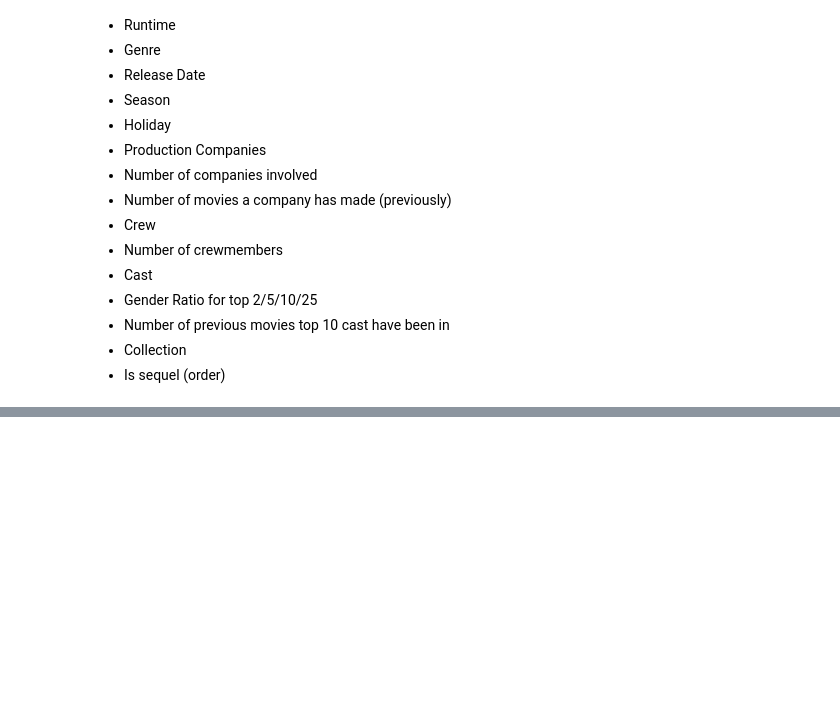
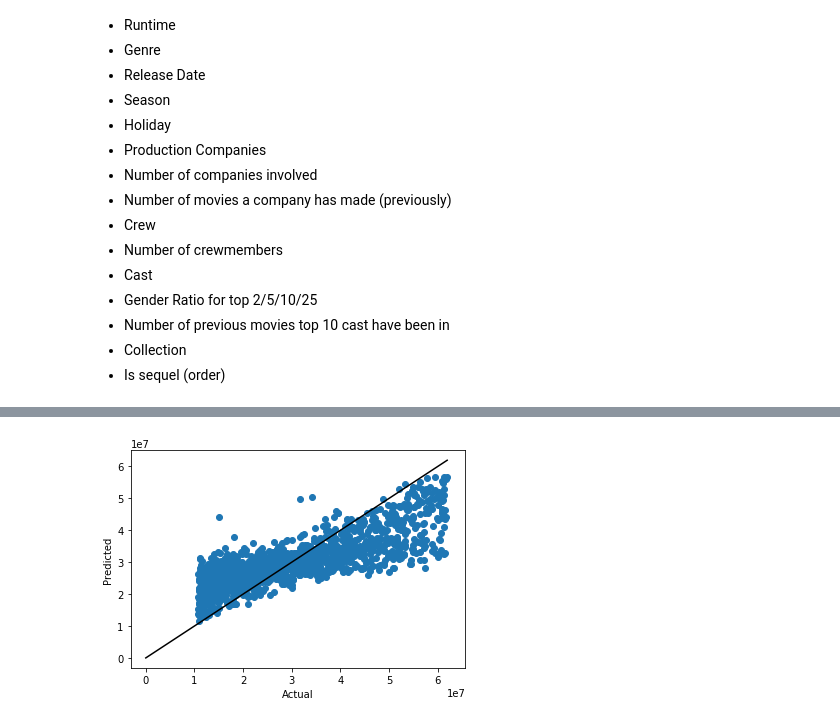
Before and after one commit to abew16/Data-Science-Bootcamp, a Jupyter notebook: Unit 3/Capstone/Predicting Movie Revenue.ipynb, the cells around one changed output, grey strips where cells are left out. Saved outputs shown, nothing was run; the diff lists cells and outputs as text; code cells hidden in the pictures; blank space fills up the shorter version.

```diff
--- a/Unit 3/Capstone/Predicting Movie Revenue.ipynb
+++ b/Unit 3/Capstone/Predicting Movie Revenue.ipynb
@@ -200,8 +324,8 @@ x.columns
 # %%
 from sklearn.ensemble import RandomForestRegressor
 
-rf = RandomForestRegressor(max_depth=12,max_features=None)
+rf = RandomForestRegressor(max_depth=10,max_features=None)
 
 rf.fit(x_train,y_train)
-y_predict = dt.predict(x_test)
+y_predict = rf.predict(x_test)
 rf.score(x_train,y_train)
@@ -214,3 +343,13 @@ np.mean((percent_error < .1) & (percent_error > -.1))
+# %%
+y_predict = rf.predict(x_train)
+
+plt.plot([0,y_train.max()],[0,y_train.max()],c='k')
+plt.scatter(x=y_train,y=y_predict,)
+plt.xlabel('Actual')
+plt.ylabel('Predicted')
+plt.show()
+# %% [output]
+[figure, added]
 # %%
 x_test['y_actual'] = y_test
 x_test['y_predict'] = y_predict
```
Also changed, not shown: parts of 37 cells of this notebook.
